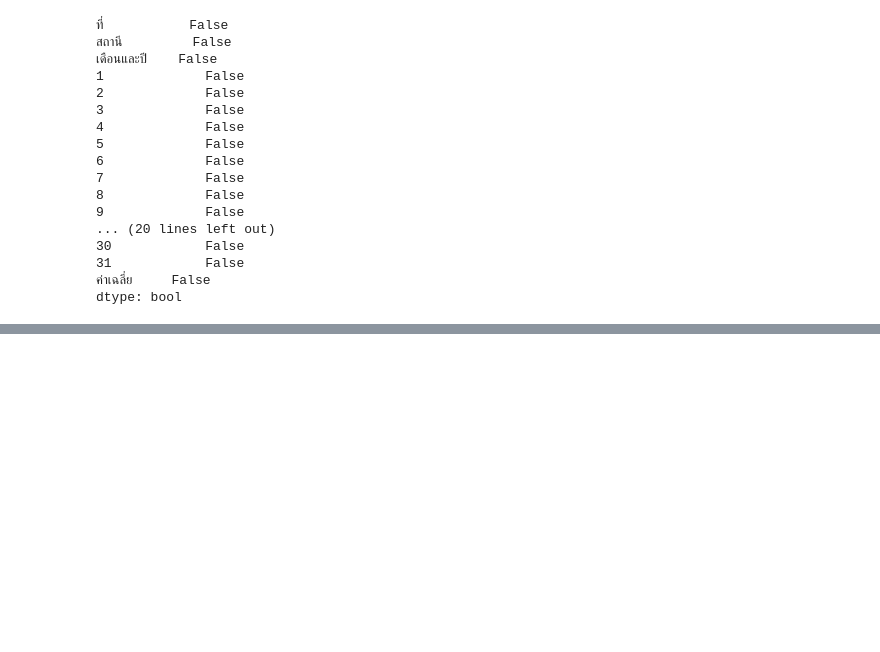
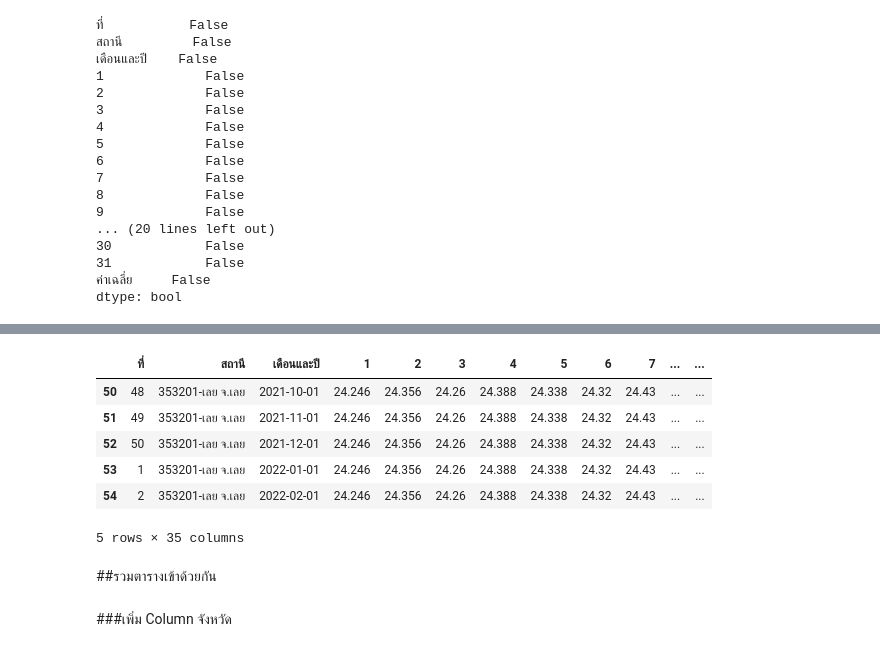
Before and after one commit to Piyaphat23/BSC_DPDM23, a Jupyter notebook: midterm_bscdpdm23.ipynb, the cells around one changed output, grey strips where cells are left out. Drawn from its saved outputs; the diff is of its cells as text; code cells hidden in the pictures; blank space fills up the shorter version.

```diff
--- a/midterm_bscdpdm23.ipynb
+++ b/midterm_bscdpdm23.ipynb
@@ -2429,0 +2507,10 @@ dtype: bool
+# %%
+R2
+# %% [output]
+|  | ที่ | สถานี | เดือนและปี | 1 | 2 | 3 | 4 | 5 | 6 | 7 | ... | ... |
+| 50 | 48 | 353201-เลย จ.เลย | 2021-10-01 | 24.246 | 24.356 | 24.26 | 24.388 | 24.338 | 24.32 | 24.43 | ... | ... |
+| 51 | 49 | 353201-เลย จ.เลย | 2021-11-01 | 24.246 | 24.356 | 24.26 | 24.388 | 24.338 | 24.32 | 24.43 | ... | ... |
+| 52 | 50 | 353201-เลย จ.เลย | 2021-12-01 | 24.246 | 24.356 | 24.26 | 24.388 | 24.338 | 24.32 | 24.43 | ... | ... |
+| 53 | 1 | 353201-เลย จ.เลย | 2022-01-01 | 24.246 | 24.356 | 24.26 | 24.388 | 24.338 | 24.32 | 24.43 | ... | ... |
+| 54 | 2 | 353201-เลย จ.เลย | 2022-02-01 | 24.246 | 24.356 | 24.26 | 24.388 | 24.338 | 24.32 | 24.43 | ... | ... |
+5 rows × 35 columns
@@ -2429,0 +2519,4 @@ dtype: bool
+# %% [markdown]
+##รวมตารางเข้าด้วยกัน
+# %% [markdown]
+###เพิ่ม Column จังหวัด
```
Also changed, not shown: parts of 23 cells of this notebook.
